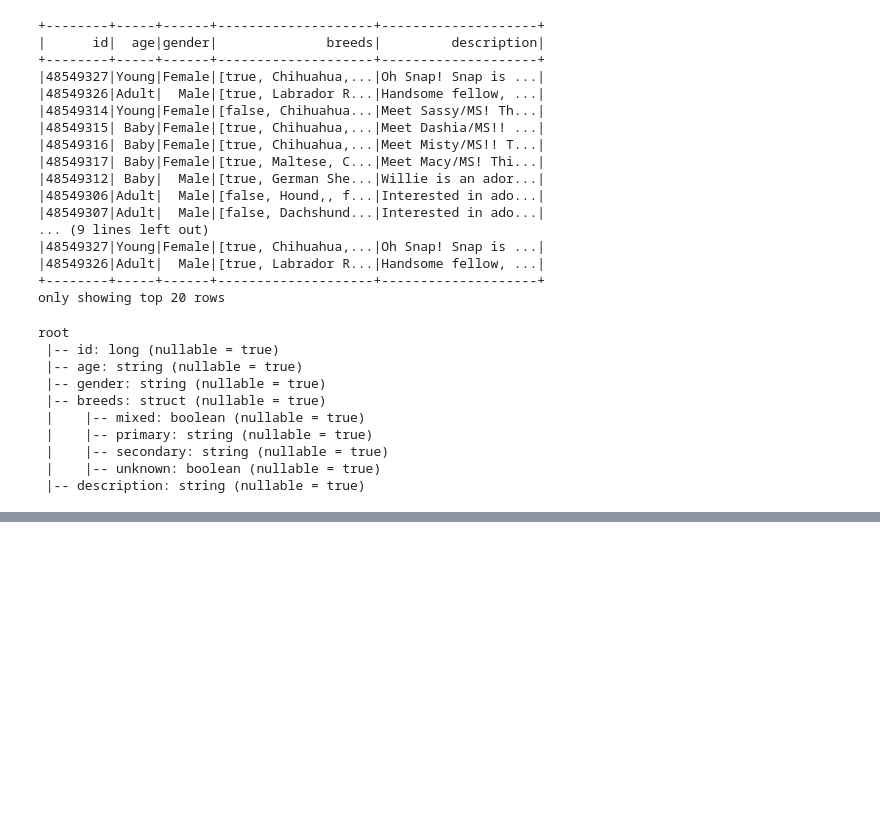
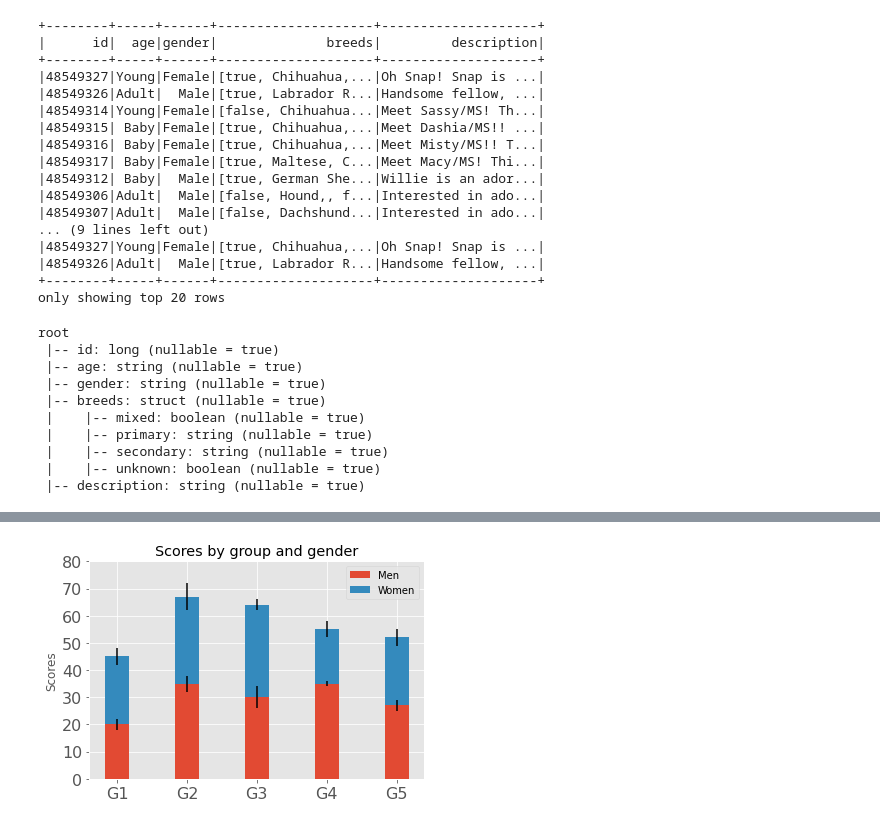
Before and after one commit to elsaVelazquez/faster-pet-adoption, a Jupyter notebook: notebooks/classified-by-gender.ipynb, the cells around one changed output, grey strips where cells are left out. Cells and saved outputs as stored; diff of their text form; code cells hidden in the pictures; blank space fills up the shorter version.

```diff
--- a/notebooks/classified-by-gender.ipynb
+++ b/notebooks/classified-by-gender.ipynb
@@ -199,0 +281,36 @@ plt.show()
+# %%
+
+plt.figtext(0.55, 0.7,
+            "1 Senior Female",
+            horizontalalignment ="right",
+            verticalalignment ="center",
+            wrap = True, fontsize = 14,
+            color ="black")
+
+
+
+import numpy as np
+import matplotlib.pyplot as plt
+
+
+N = 5
+menMeans = (20, 35, 30, 35, 27)
+womenMeans = (25, 32, 34, 20, 25)
+menStd = (2, 3, 4, 1, 2)
+womenStd = (3, 5, 2, 3, 3)
+ind = np.arange(N)    # the x locations for the groups
+width = 0.35       # the width of the bars: can also be len(x) sequence
+
+p1 = plt.bar(ind, menMeans, width, yerr=menStd)
+p2 = plt.bar(ind, womenMeans, width,
+             bottom=menMeans, yerr=womenStd)
+
+plt.ylabel('Scores')
+plt.title('Scores by group and gender')
+plt.xticks(ind, ('G1', 'G2', 'G3', 'G4', 'G5'))
+plt.yticks(np.arange(0, 81, 10))
+plt.legend((p1[0], p2[0]), ('Men', 'Women'))
+
+plt.show()
+# %% [output]
+[figure, added]
```
Also changed, not shown: parts of 8 cells of this notebook, 7 other files.
